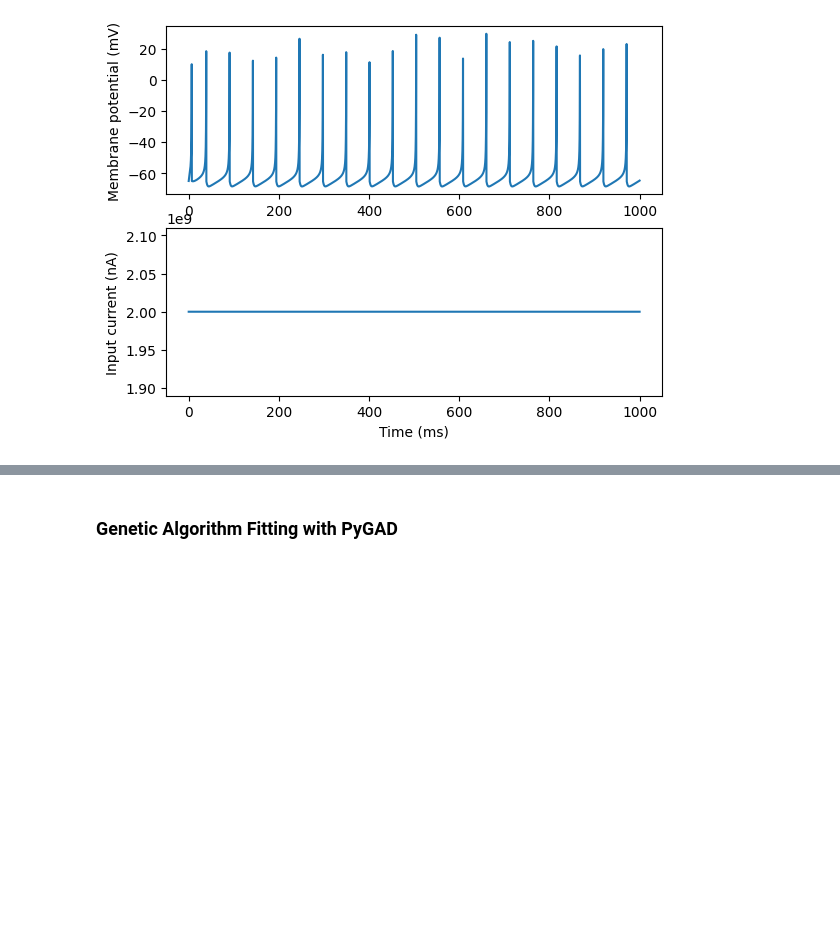
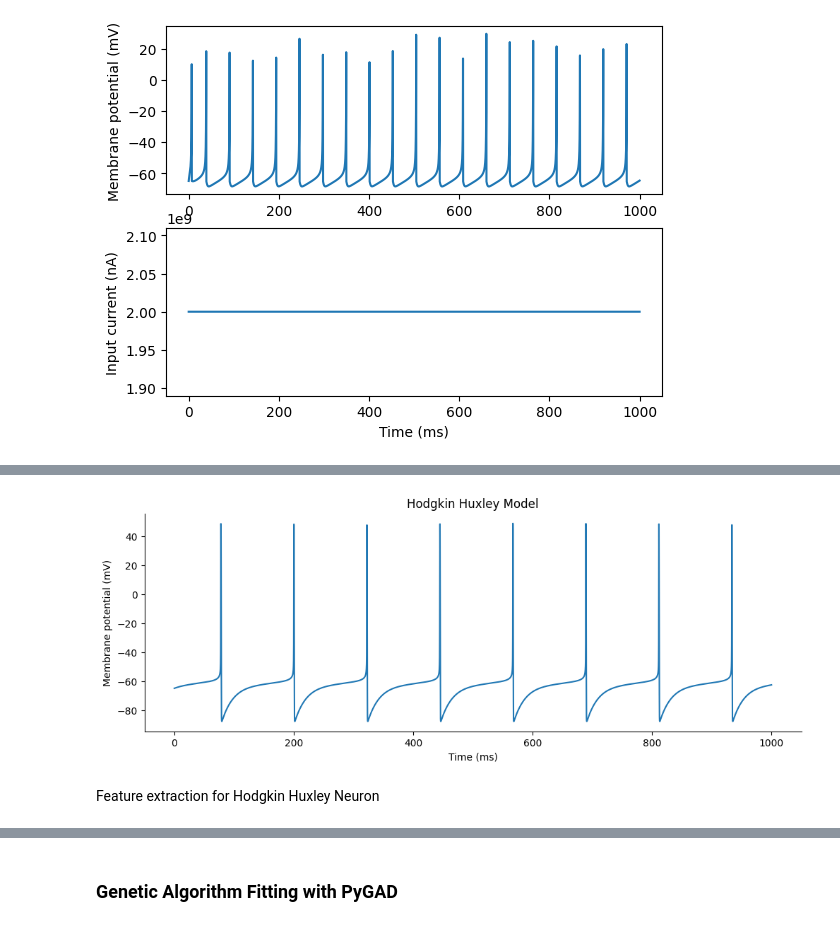
Before and after one commit to nkoch1/CAMBAM_Workshop_Neuron_Excitability, a Jupyter notebook: Computer_lab_2.ipynb, the cells around one changed output, grey strips where cells are left out. Cells and saved outputs as stored; diff of their text form; code cells hidden in the pictures; blank space fills up the shorter version.

```diff
--- a/Computer_lab_2.ipynb
+++ b/Computer_lab_2.ipynb
@@ -74,0 +79,52 @@ plt.show()
+# %%
+from brian2 import *
+brian2.start_scope()
+
+# Parameters
+area = 1*cm**2
+Cm = 1*ufarad*cm**-2 * area
+gl = 5e-5*siemens*cm**-2 * area
+El = -65*mV
+EK = -90*mV
+ENa = 50*mV
+g_na = 100*msiemens*cm**-2 * area
+g_kd = 30*msiemens*cm**-2 * area
+VT = -63*mV
+taue = 5*ms
+taui = 10*ms
+
+# The model
+HH_eqs = Equations('''
+dv/dt = (gl*(El-v) - g_na*(m*m*m)*h*(v-ENa) - g_kd*(n*n*n*n)*(v-EK) + I )/Cm: volt
+dm/dt = 0.32*(mV**-1)*4*mV/exprel((13.*mV-v+VT)/(4*mV))/ms*(1-m)-0.28*(mV**-1)*5*mV/exprel((v-VT-40.*mV)/(5*mV))/ms*m : 1
+dn/dt = 0.032*(mV**-1)*5*mV/exprel((15.*mV-v+VT)/(5*mV))/ms*(1.-n)-.5*exp((10.*mV-v+VT)/(40.*mV))/ms*n : 1
+dh/dt = 0.128*exp((17.*mV-v+VT)/(18.*mV))/ms*(1.-h)-4./(1+exp((40.*mV-v+VT)/(5.*mV)))/ms*h : 1
+I : amp
+''')
+
+# Threshold and refractoriness are only used for spike counting
+HH_neuron = NeuronGroup(10, HH_eqs, threshold='v > -40*mV', refractory='v > -40*mV', method='exponential_euler')
+HH_neuron.v = El
+HH_neuron.I = 150.*nA #100. *nA #'0.7*nA * i / num_neurons'
+
+# HH = Network(HH_neuron)
+HH_monitor = StateMonitor(HH_neuron, ['v'], record=True, dt=0.1*ms)
+
+duration = 1000 * ms #0.2*second
+run(duration)
+
+t_obs = HH_monitor.t/ms
+y_obs = HH_monitor.v[0]/mV
+# plot the result
+fig, ax = plt.subplots(figsize=(12,4))
+ax.plot(t_obs, y_obs)
+ax.set_title('Hodgkin Huxley Model')
+ax.set_ylabel('Membrane potential (mV)')
+ax.set_xlabel('Time (ms)')
+ax.spines['top'].set_visible(False)
+ax.spines['right'].set_visible(False)
+plt.show()
+# %% [output]
+[figure, added]
+# %% [markdown]
+Feature extraction for Hodgkin Huxley Neuron
```
Also changed, not shown: parts of 20 cells of this notebook, 1 other file.
